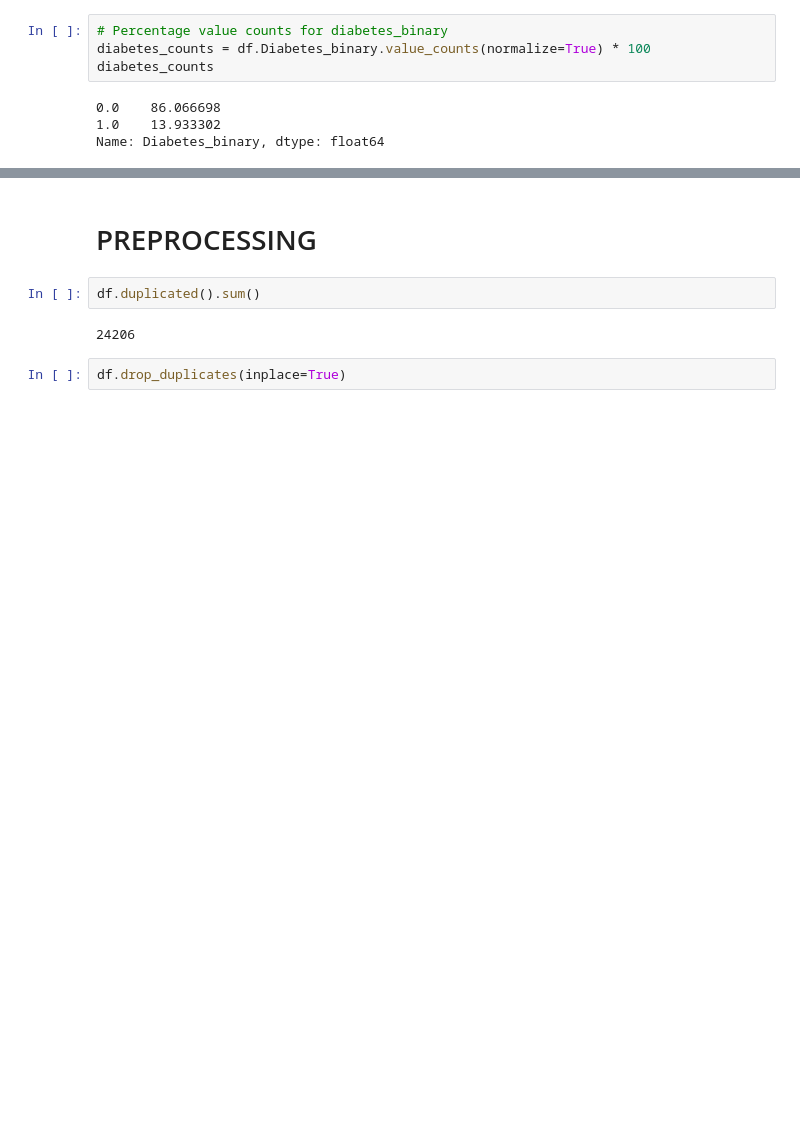
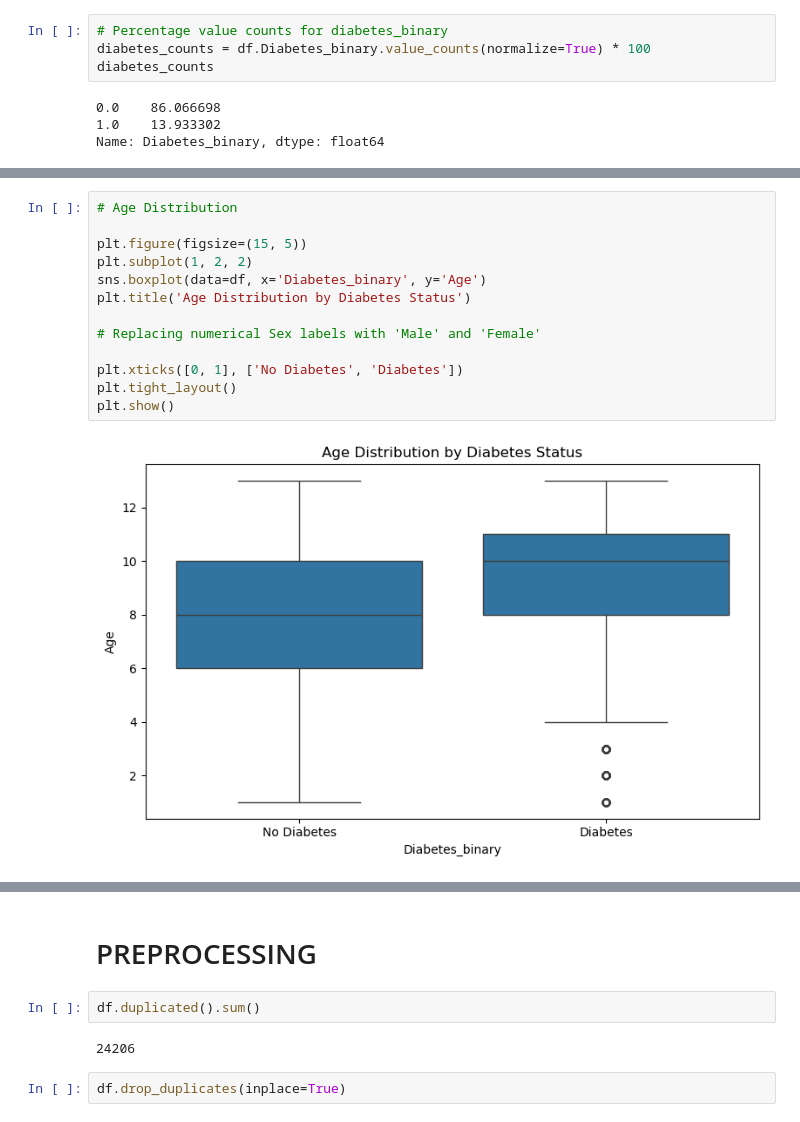
Before and after one commit to Niklauzi/cdc-diabetes-classification, a Jupyter notebook: CDC Diabetes Binary Prediction.ipynb, the cells around one changed output, grey strips where cells are left out. Drawn from its saved outputs; the diff is of its cells as text; blank space fills up the shorter version.

```diff
--- a/CDC Diabetes Binary Prediction.ipynb
+++ b/CDC Diabetes Binary Prediction.ipynb
@@ -216,0 +245,15 @@ Name: Diabetes_binary, dtype: float64
+# %%
+# Age Distribution
+
+plt.figure(figsize=(15, 5))
+plt.subplot(1, 2, 2)
+sns.boxplot(data=df, x='Diabetes_binary', y='Age')
+plt.title('Age Distribution by Diabetes Status')
+
+# Replacing numerical Sex labels with 'Male' and 'Female'
+
+plt.xticks([0, 1], ['No Diabetes', 'Diabetes'])
+plt.tight_layout()
+plt.show()
+# %% [output]
+[figure, added]
```
Also changed, not shown: parts of 35 cells of this notebook.
